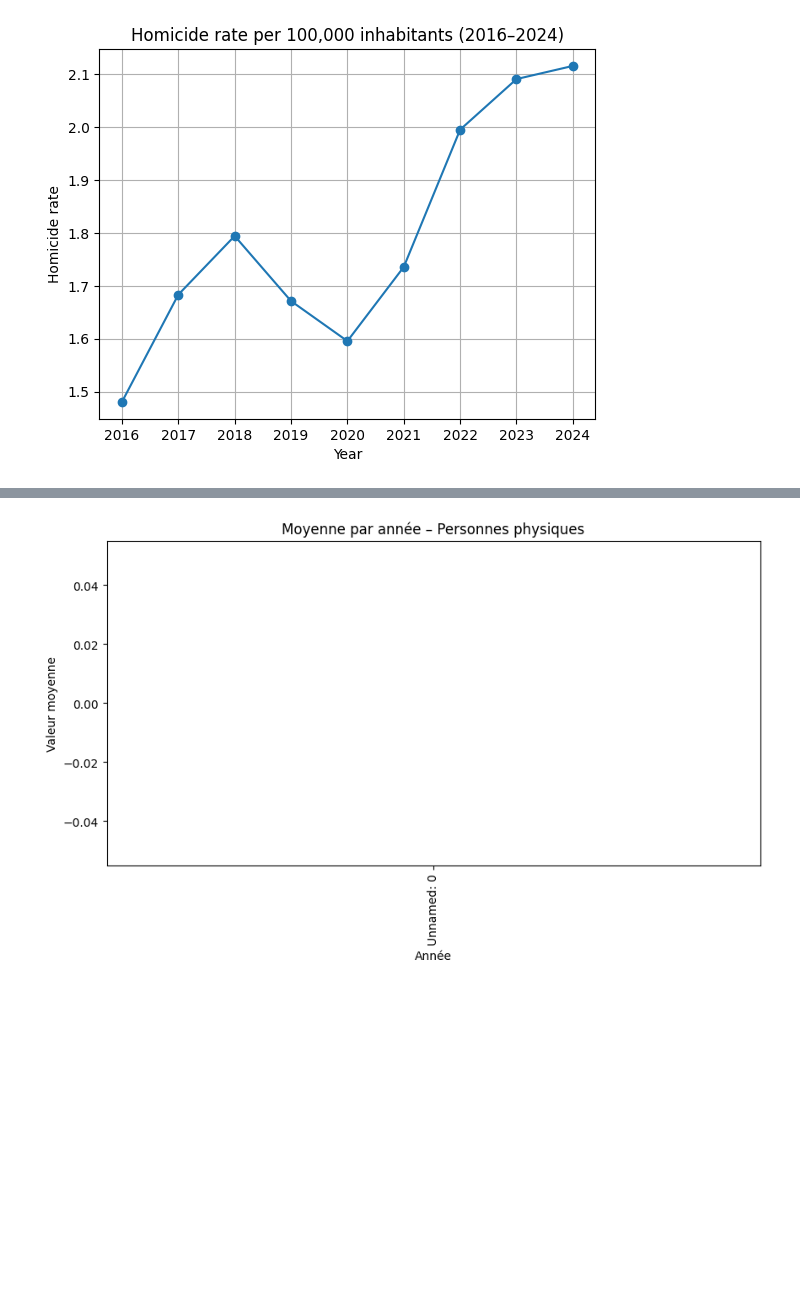
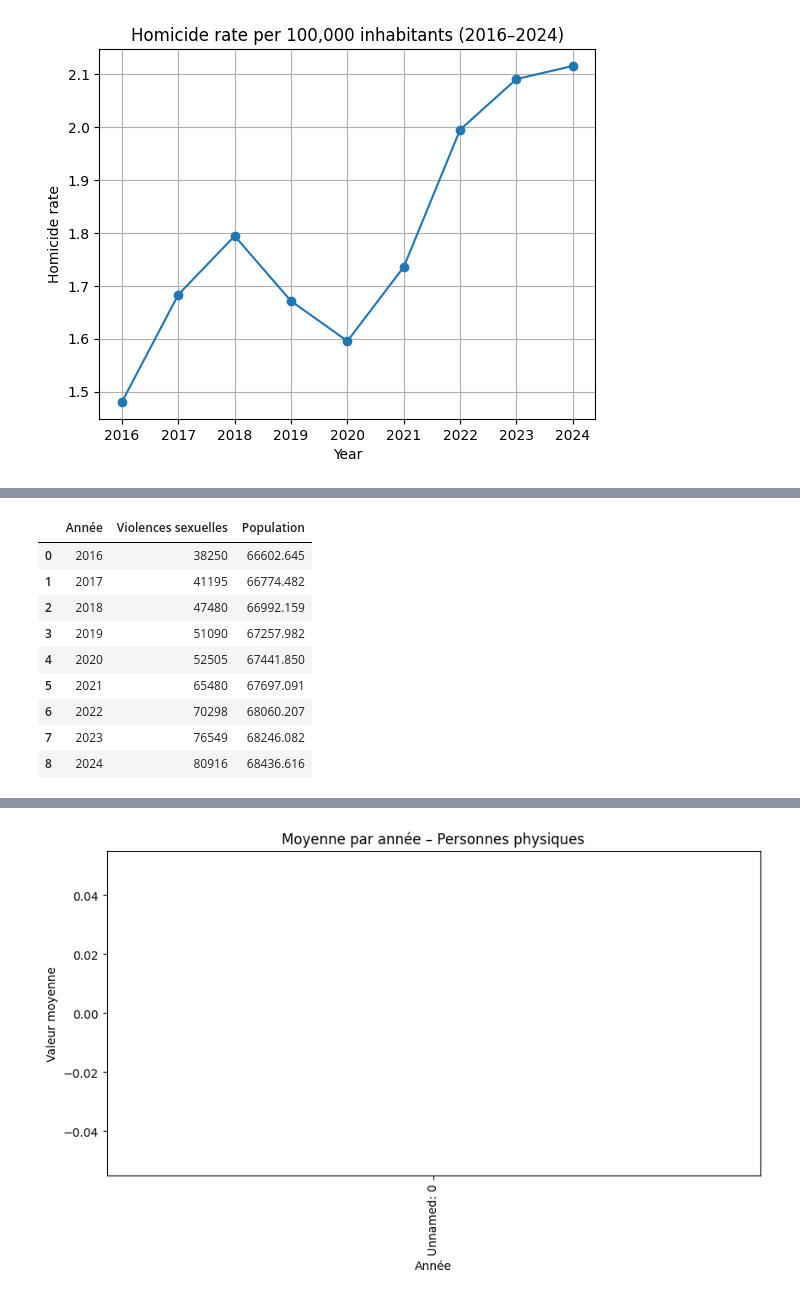
Before and after one commit to luciedum-dot/Intro-to-data-analysis-with-Python---Final-Project, a Jupyter notebook: Evolutions_of_Criminality_France_2016_2024.ipynb, the cells around one changed output, grey strips where cells are left out. Cells and saved outputs as stored; diff of their text form; code cells hidden in the pictures; blank space fills up the shorter version.

```diff
--- a/Evolutions_of_Criminality_France_2016_2024.ipynb
+++ b/Evolutions_of_Criminality_France_2016_2024.ipynb
@@ -238,0 +248,17 @@ plt.show()
+# %%
+#Gather data on sexual violence and population on the same table to then plot their evolution on the same graph
+df_total_sv = df_total[['Année', 'Violences sexuelles']]
+df_merged_sv = pd.merge(df_total_sv, df_pop_années_ensemble, on="Année")
+df_merged_sv_renamed = df_merged_sv.rename(columns={"Ensemble": "Population"})
+df_merged_sv_renamed.head(10)
+# %% [output]
+|  | Année | Violences sexuelles | Population |
+| 0 | 2016 | 38250 | 66602.645 |
+| 1 | 2017 | 41195 | 66774.482 |
+| 2 | 2018 | 47480 | 66992.159 |
+| 3 | 2019 | 51090 | 67257.982 |
+| 4 | 2020 | 52505 | 67441.850 |
+| 5 | 2021 | 65480 | 67697.091 |
+| 6 | 2022 | 70298 | 68060.207 |
+| 7 | 2023 | 76549 | 68246.082 |
+| 8 | 2024 | 80916 | 68436.616 |
```
Also changed, not shown: parts of 3 cells of this notebook.
